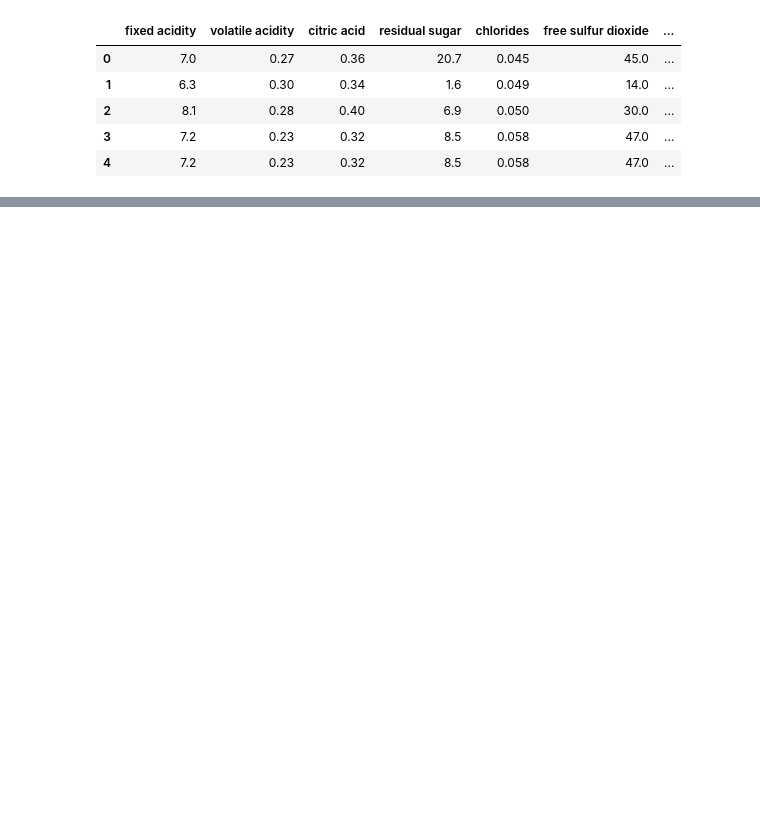
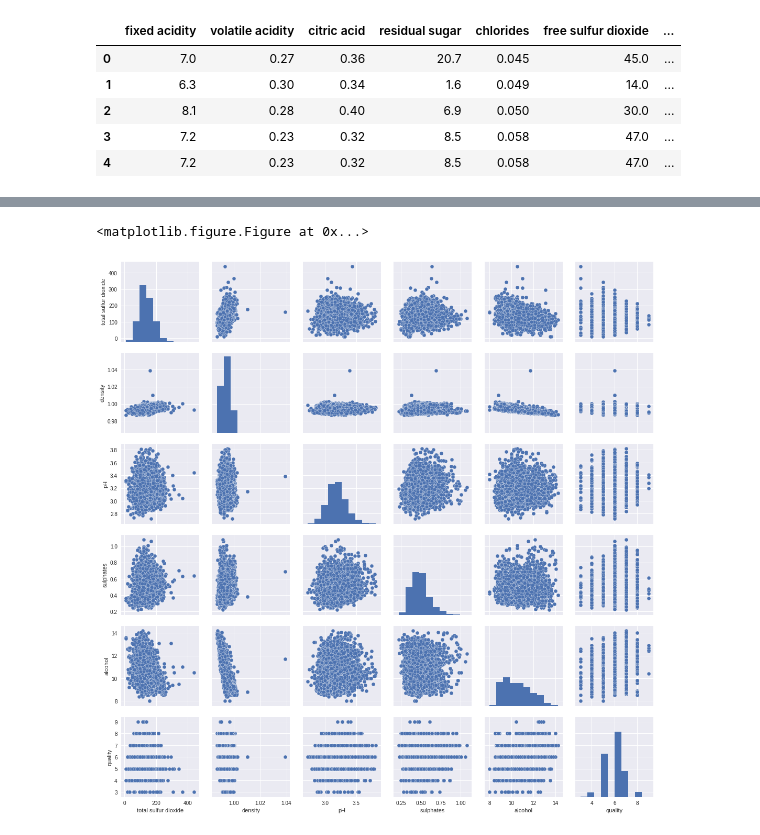
Before and after one commit to reladric/ordinal-classification, a Jupyter notebook: ordinal-classification.ipynb, the cells around one changed output, grey strips where cells are left out. Saved outputs shown, nothing was run; the diff lists cells and outputs as text; code cells hidden in the pictures; blank space fills up the shorter version.

```diff
--- a/ordinal-classification.ipynb
+++ b/ordinal-classification.ipynb
@@ -40,0 +90,7 @@ Name: quality, dtype: int64
+# %%
+plt.figure(figsize=(10,10))
+fig_1=sns.pairplot(winedata.ix[:,6:])
+plt.show()
+# %% [output]
+<matplotlib.figure.Figure at 0x...>
+[figure, added]
```
Also changed, not shown: parts of 10 cells of this notebook.
